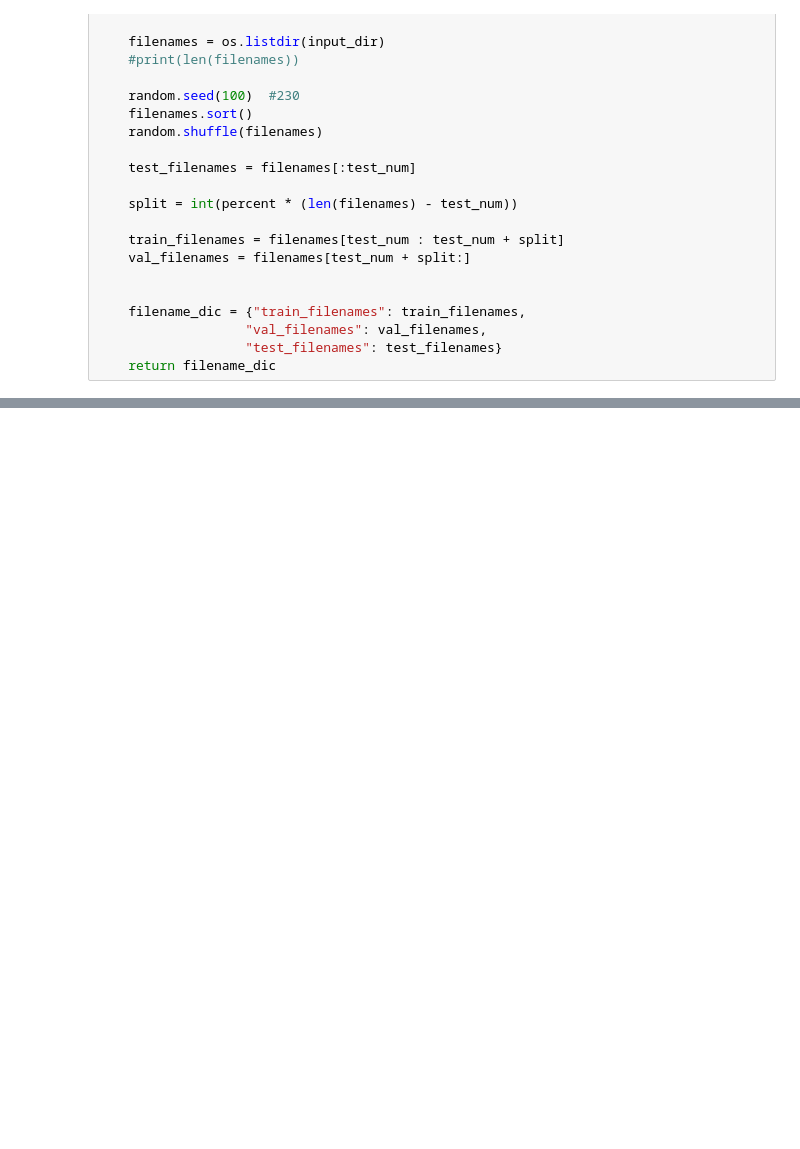
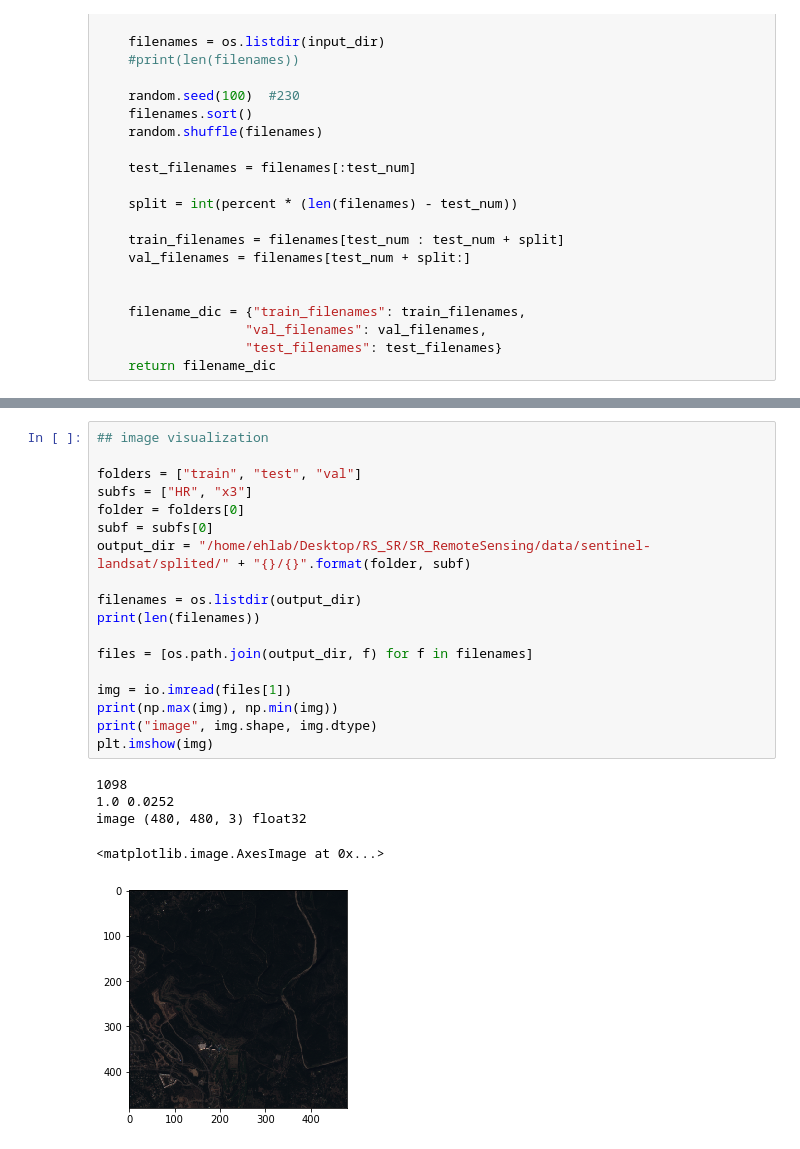
Before and after one commit to Jing25/SR_RemoteSensing, a Jupyter notebook: data_preparation.ipynb, the cells around one changed output, grey strips where cells are left out. Cells and saved outputs as stored; diff of their text form; blank space fills up the shorter version.

```diff
--- a/data_preparation.ipynb
+++ b/data_preparation.ipynb
@@ -113,3 +146,27 @@ for dirc in ['train', 'val', 'test']:
         x3_name = "LRx3_" + name
         #print(x3_name)
         rename_save(x3_name, data_dir_x3, out_dir_x3, 10000.)
+# %%
+## image visualization
+
+folders = ["train", "test", "val"]
+subfs = ["HR", "x3"]
+folder = folders[0]
+subf = subfs[0]
+output_dir = "/home/ehlab/Desktop/RS_SR/SR_RemoteSensing/data/sentinel-landsat/splited/" + "{}/{}".format(folder, subf)
+
+filenames = os.listdir(output_dir)
+print(len(filenames))
+
+files = [os.path.join(output_dir, f) for f in filenames]
+
+img = io.imread(files[1])
+print(np.max(img), np.min(img))
+print("image", img.shape, img.dtype)
+plt.imshow(img)
+# %% [output]
+1098
+1.0 0.0252
+image (480, 480, 3) float32
+<matplotlib.image.AxesImage at 0x...>
+[figure, added]
```
Also changed, not shown: parts of 4 cells of this notebook, 23 other files.
